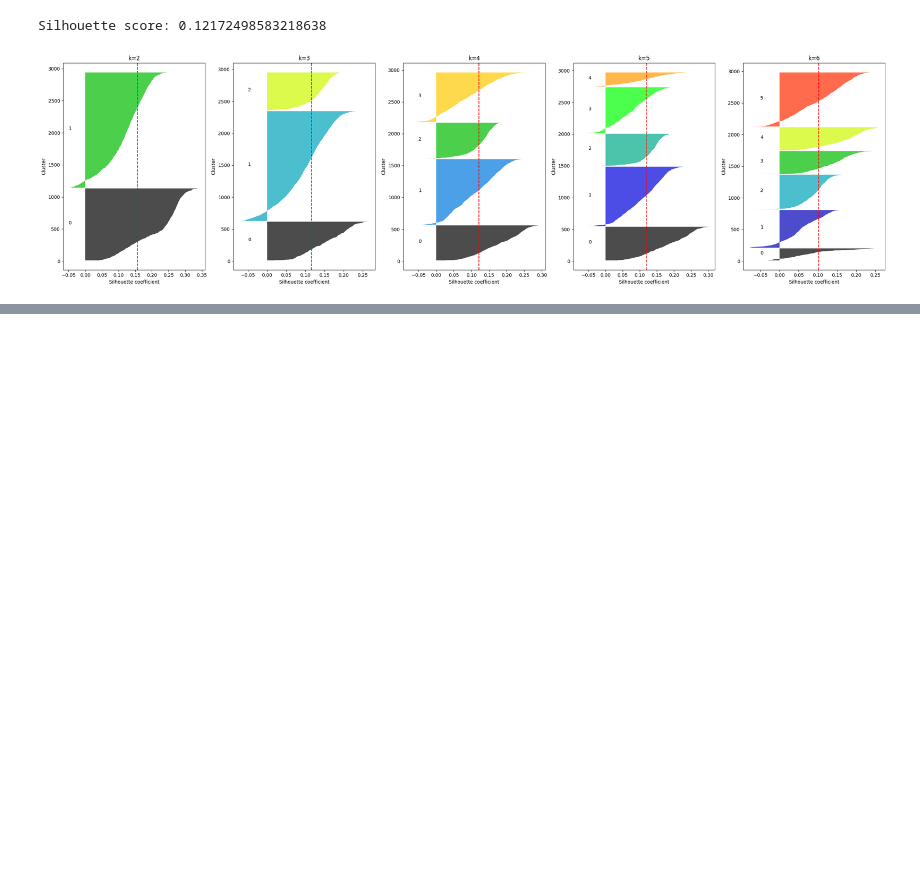
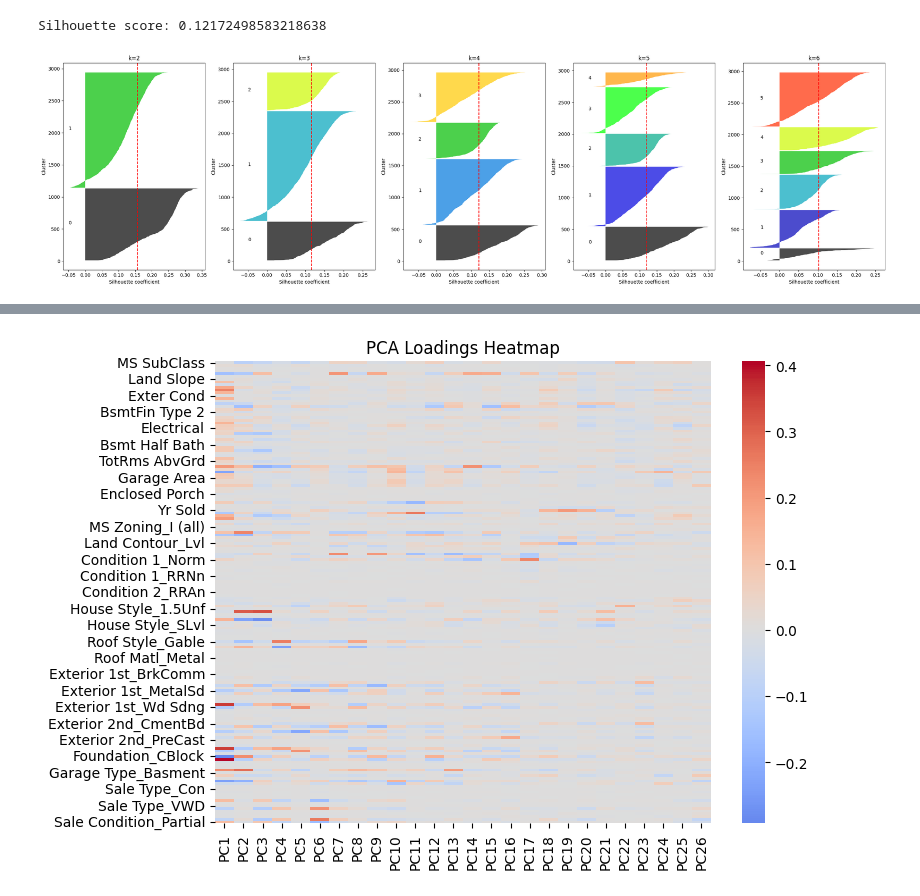
Before and after one commit to chiracarla/lab1, a Jupyter notebook: lab4.ipynb, the cells around one changed output, grey strips where cells are left out. Drawn from its saved outputs; the diff is of its cells as text; code cells hidden in the pictures; blank space fills up the shorter version.

```diff
--- a/lab4.ipynb
+++ b/lab4.ipynb
@@ -206,3 +208,13 @@ plt.tight_layout()
 plt.show()
 # %% [output]
 [figure]
+# %%
+loadings = pca_n_80.components_.T * np.sqrt(pca_n_80.explained_variance_)
+# %%
+loadings_df = pd.DataFrame(
+    loadings,
+    columns=[f"PC{i+1}" for i in range(loadings.shape[1])],
+    index=num_cols
+)
+
+loadings_df.head()
@@ -208,0 +247,7 @@ plt.show()
+# %%
+plt.figure(figsize=(8, 6))
+sns.heatmap(loadings_df, cmap="coolwarm", center=0)
+plt.title("PCA Loadings Heatmap")
+plt.show()
+# %% [output]
+[figure, added]
```
Also changed, not shown: parts of 16 cells of this notebook.
